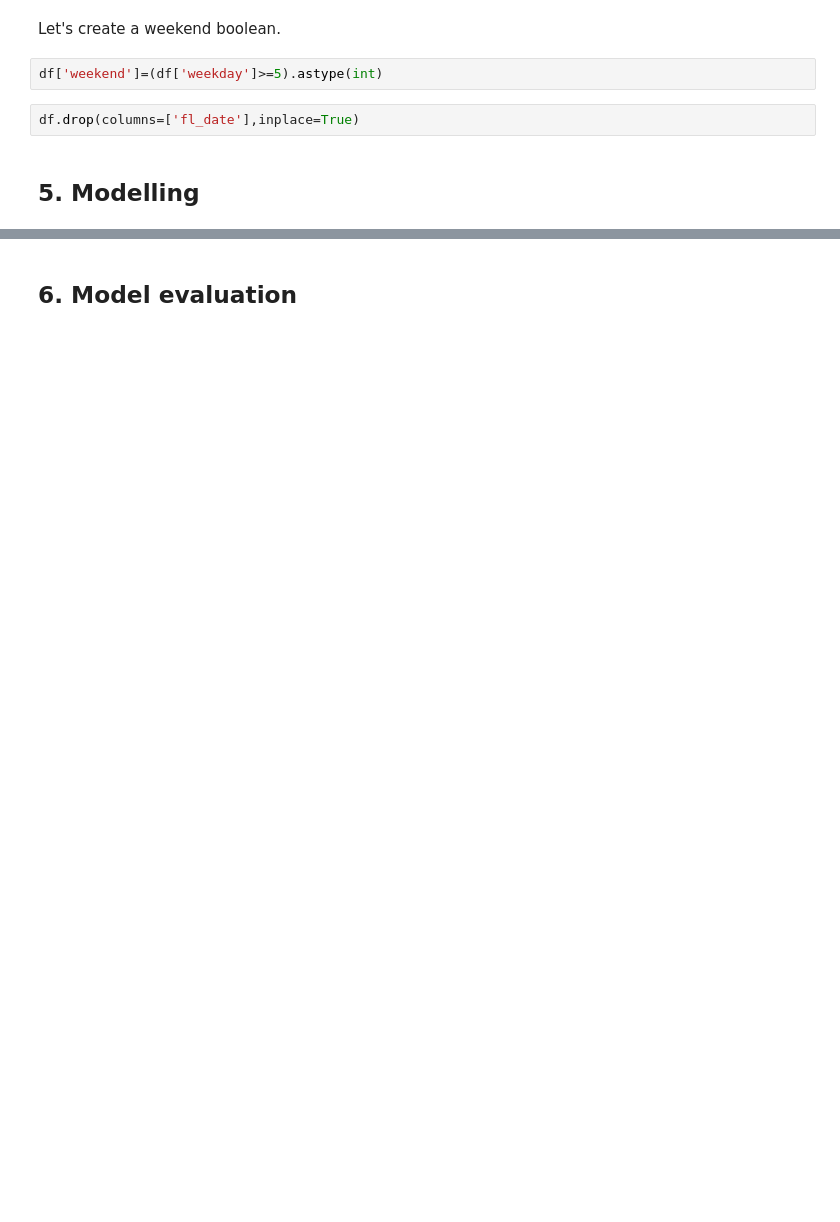
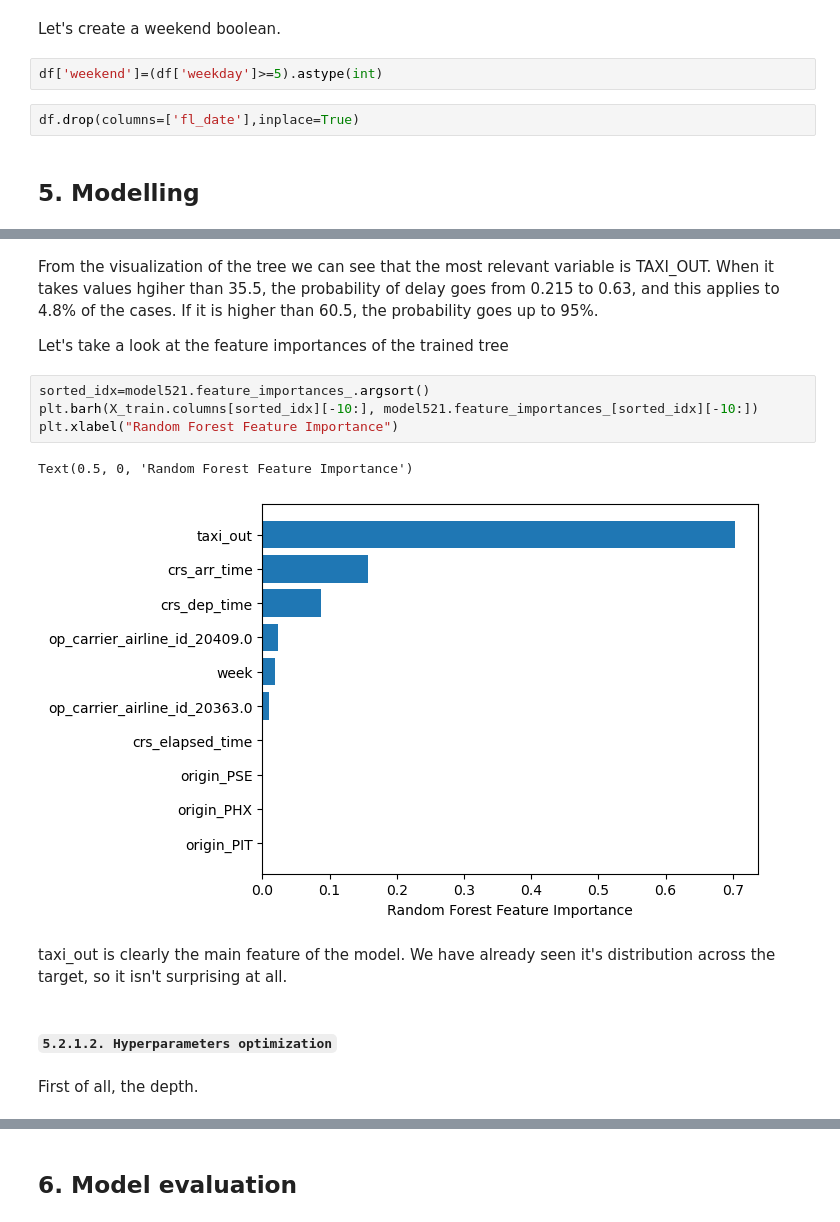
Before and after one commit to hidiegorguez/JFK-Delay-Prediction, a Jupyter notebook: jfk_delay_prediction.ipynb, the cells around one changed output, grey strips where cells are left out. Saved outputs shown, nothing was run; the diff lists cells and outputs as text; blank space fills up the shorter version.

```diff
--- a/jfk_delay_prediction.ipynb
+++ b/jfk_delay_prediction.ipynb
@@ -577,0 +661,17 @@ df.drop(columns=['fl_date'],inplace=True)
+# %% [markdown]
+From the visualization of the tree we can see that the most relevant variable is TAXI_OUT. When it takes values hgiher than 35.5, the probability of delay goes from 0.215 to 0.63, and this applies to 4.8% of the cases. If it is higher than 60.5, the probability goes up to 95%.
+
+Let's take a look at the feature importances of the trained tree
+# %%
+sorted_idx=model521.feature_importances_.argsort()
+plt.barh(X_train.columns[sorted_idx][-10:], model521.feature_importances_[sorted_idx][-10:])
+plt.xlabel("Random Forest Feature Importance")
+# %% [output]
+Text(0.5, 0, 'Random Forest Feature Importance')
+[figure, added]
+# %% [markdown]
+taxi_out is clearly the main feature of the model. We have already seen it's distribution across the target, so it isn't surprising at all.
+# %% [markdown]
+##### ``5.2.1.2. Hyperparameters optimization``
+# %% [markdown]
+First of all, the depth.
```
Also changed, not shown: parts of 37 cells of this notebook.
